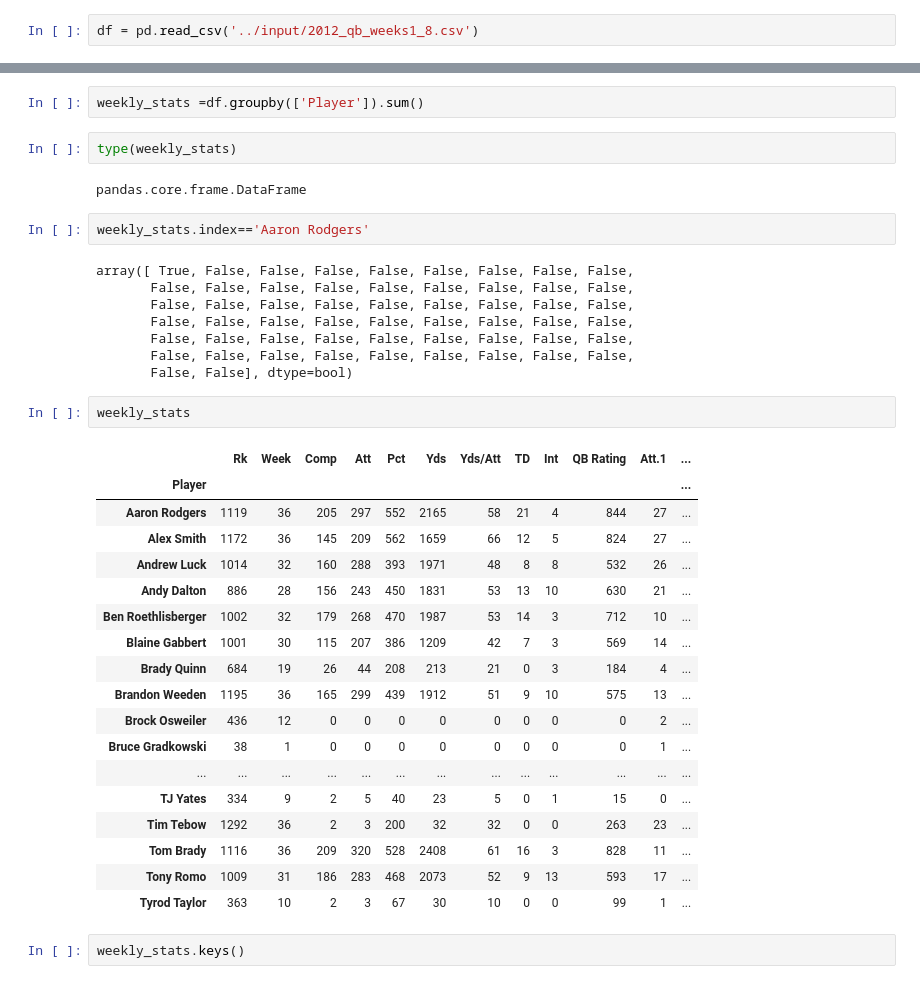
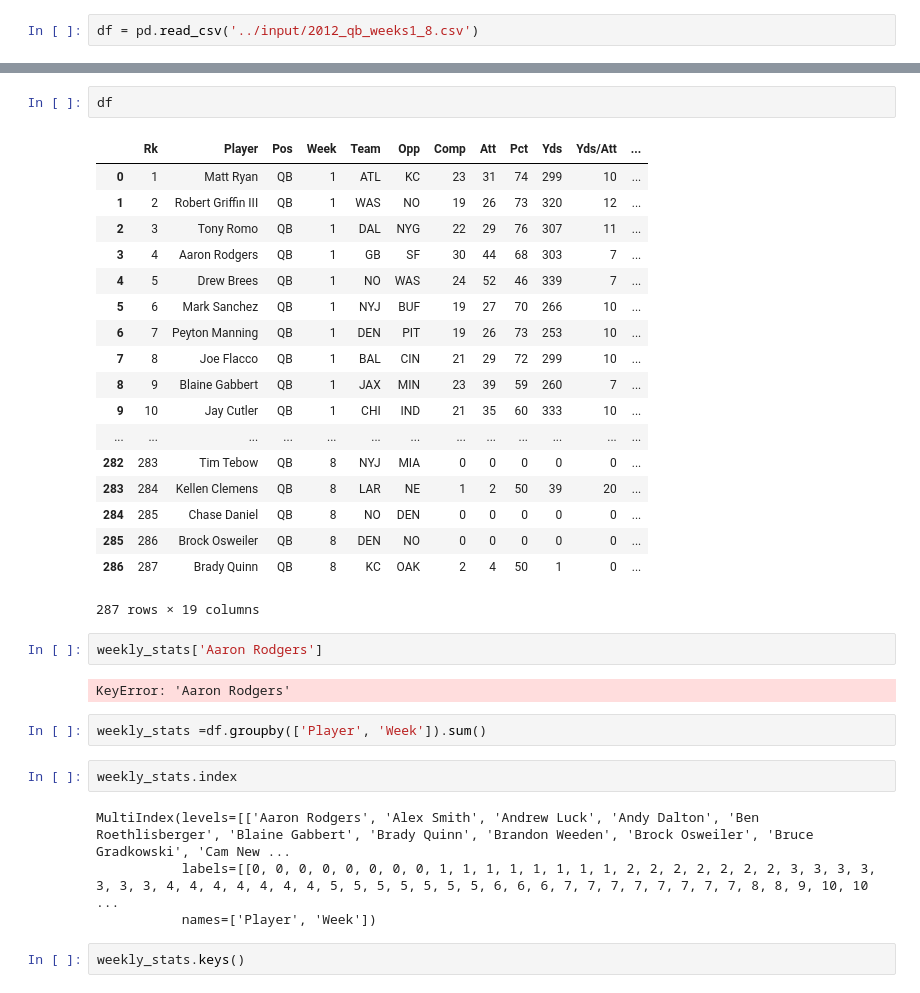
Before and after one commit to rdwyere873/draftkings, a Jupyter notebook: training_dataframes/qb_dataframe.ipynb, the cells around one changed output, grey strips where cells are left out. Cells and saved outputs as stored; diff of their text form.

Commit message:
training dataframes

```diff
--- a/training_dataframes/qb_dataframe.ipynb
+++ b/training_dataframes/qb_dataframe.ipynb
@@ -22,40 +11,36 @@ df = pd.read_csv('../input/2012_qb_weeks1_8.csv')
+# %%
+df
+# %% [output]
+|  | Rk | Player | Pos | Week | Team | Opp | Comp | Att | Pct | Yds | Yds/Att | ... |
+| 0 | 1 | Matt Ryan | QB | 1 | ATL | KC | 23 | 31 | 74 | 299 | 10 | ... |
+| 1 | 2 | Robert Griffin III | QB | 1 | WAS | NO | 19 | 26 | 73 | 320 | 12 | ... |
+| 2 | 3 | Tony Romo | QB | 1 | DAL | NYG | 22 | 29 | 76 | 307 | 11 | ... |
+| 3 | 4 | Aaron Rodgers | QB | 1 | GB | SF | 30 | 44 | 68 | 303 | 7 | ... |
+| 4 | 5 | Drew Brees | QB | 1 | NO | WAS | 24 | 52 | 46 | 339 | 7 | ... |
+| 5 | 6 | Mark Sanchez | QB | 1 | NYJ | BUF | 19 | 27 | 70 | 266 | 10 | ... |
+| 6 | 7 | Peyton Manning | QB | 1 | DEN | PIT | 19 | 26 | 73 | 253 | 10 | ... |
+| 7 | 8 | Joe Flacco | QB | 1 | BAL | CIN | 21 | 29 | 72 | 299 | 10 | ... |
+| 8 | 9 | Blaine Gabbert | QB | 1 | JAX | MIN | 23 | 39 | 59 | 260 | 7 | ... |
+| 9 | 10 | Jay Cutler | QB | 1 | CHI | IND | 21 | 35 | 60 | 333 | 10 | ... |
+| ... | ... | ... | ... | ... | ... | ... | ... | ... | ... | ... | ... | ... |
+| 282 | 283 | Tim Tebow | QB | 8 | NYJ | MIA | 0 | 0 | 0 | 0 | 0 | ... |
+| 283 | 284 | Kellen Clemens | QB | 8 | LAR | NE | 1 | 2 | 50 | 39 | 20 | ... |
+| 284 | 285 | Chase Daniel | QB | 8 | NO | DEN | 0 | 0 | 0 | 0 | 0 | ... |
+| 285 | 286 | Brock Osweiler | QB | 8 | DEN | NO | 0 | 0 | 0 | 0 | 0 | ... |
+| 286 | 287 | Brady Quinn | QB | 8 | KC | OAK | 2 | 4 | 50 | 1 | 0 | ... |
+287 rows × 19 columns
+# %%
+weekly_stats['Aaron Rodgers']
+# %% [output]
+KeyError: 'Aaron Rodgers'
 # %%
-weekly_stats =df.groupby(['Player']).sum()
+weekly_stats =df.groupby(['Player', 'Week']).sum()
-# %%
-type(weekly_stats)
-# %% [output]
-pandas.core.frame.DataFrame
 # %%
-weekly_stats.index=='Aaron Rodgers'
+weekly_stats.index
 # %% [output]
-array([ True, False, False, False, False, False, False, False, False,
-       False, False, False, False, False, False, False, False, False,
-       False, False, False, False, False, False, False, False, False,
-       False, False, False, False, False, False, False, False, False,
-       False, False, False, False, False, False, False, False, False,
-       False, False, False, False, False, False, False, False, False,
-       False, False], dtype=bool)
+MultiIndex(levels=[['Aaron Rodgers', 'Alex Smith', 'Andrew Luck', 'Andy Dalton', 'Ben Roethlisberger', 'Blaine Gabbert', 'Brady Quinn', 'Brandon Weeden', 'Brock Osweiler', 'Bruce Gradkowski', 'Cam New ...
+           labels=[[0, 0, 0, 0, 0, 0, 0, 0, 1, 1, 1, 1, 1, 1, 1, 1, 2, 2, 2, 2, 2, 2, 2, 3, 3, 3, 3, 3, 3, 3, 4, 4, 4, 4, 4, 4, 4, 5, 5, 5, 5, 5, 5, 5, 6, 6, 6, 7, 7, 7, 7, 7, 7, 7, 7, 8, 8, 9, 10, 10 ...
+           names=['Player', 'Week'])
-# %%
-weekly_stats
-# %% [output]
-|  | Rk | Week | Comp | Att | Pct | Yds | Yds/Att | TD | Int | QB Rating | Att.1 | ... |
-| Player |  |  |  |  |  |  |  |  |  |  |  | ... |
-| Aaron Rodgers | 1119 | 36 | 205 | 297 | 552 | 2165 | 58 | 21 | 4 | 844 | 27 | ... |
-| Alex Smith | 1172 | 36 | 145 | 209 | 562 | 1659 | 66 | 12 | 5 | 824 | 27 | ... |
-| Andrew Luck | 1014 | 32 | 160 | 288 | 393 | 1971 | 48 | 8 | 8 | 532 | 26 | ... |
-| Andy Dalton | 886 | 28 | 156 | 243 | 450 | 1831 | 53 | 13 | 10 | 630 | 21 | ... |
-| Ben Roethlisberger | 1002 | 32 | 179 | 268 | 470 | 1987 | 53 | 14 | 3 | 712 | 10 | ... |
-| Blaine Gabbert | 1001 | 30 | 115 | 207 | 386 | 1209 | 42 | 7 | 3 | 569 | 14 | ... |
-| Brady Quinn | 684 | 19 | 26 | 44 | 208 | 213 | 21 | 0 | 3 | 184 | 4 | ... |
-| Brandon Weeden | 1195 | 36 | 165 | 299 | 439 | 1912 | 51 | 9 | 10 | 575 | 13 | ... |
-| Brock Osweiler | 436 | 12 | 0 | 0 | 0 | 0 | 0 | 0 | 0 | 0 | 2 | ... |
-| Bruce Gradkowski | 38 | 1 | 0 | 0 | 0 | 0 | 0 | 0 | 0 | 0 | 1 | ... |
-| ... | ... | ... | ... | ... | ... | ... | ... | ... | ... | ... | ... | ... |
-| TJ Yates | 334 | 9 | 2 | 5 | 40 | 23 | 5 | 0 | 1 | 15 | 0 | ... |
-| Tim Tebow | 1292 | 36 | 2 | 3 | 200 | 32 | 32 | 0 | 0 | 263 | 23 | ... |
-| Tom Brady | 1116 | 36 | 209 | 320 | 528 | 2408 | 61 | 16 | 3 | 828 | 11 | ... |
-| Tony Romo | 1009 | 31 | 186 | 283 | 468 | 2073 | 52 | 9 | 13 | 593 | 17 | ... |
-| Tyrod Taylor | 363 | 10 | 2 | 3 | 67 | 30 | 10 | 0 | 0 | 99 | 1 | ... |
 # %%
 weekly_stats.keys()
 # %% [output]
```
Also changed, not shown: parts of 7 cells of this notebook.
